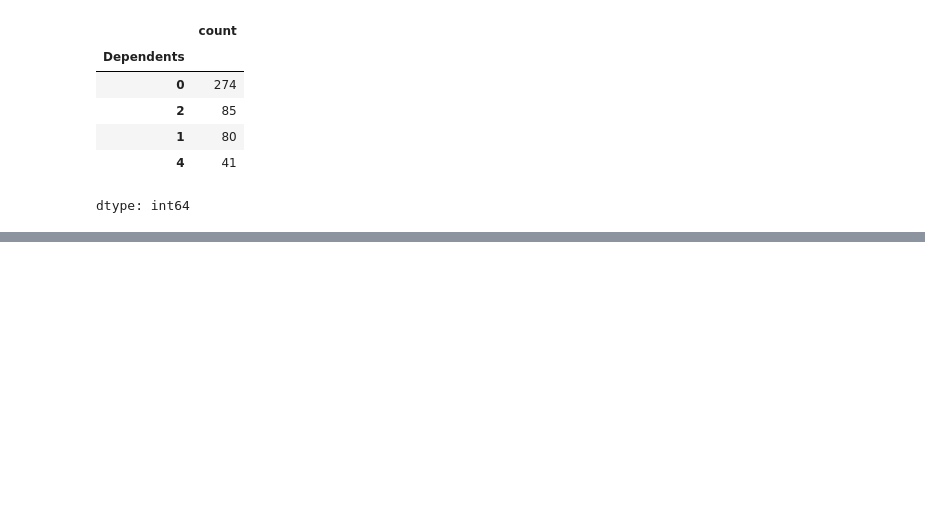
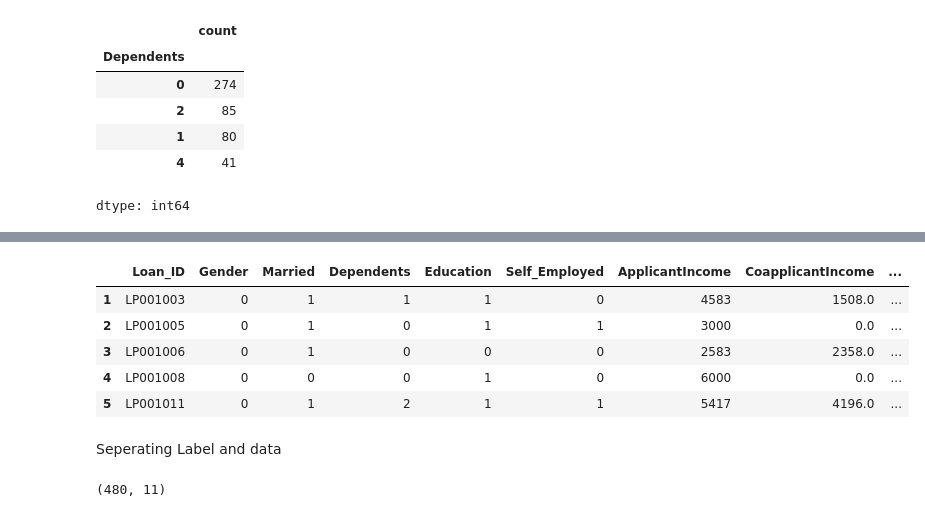
Before and after one commit to prathik-codoc/Machine-Learning-Projects, a Jupyter notebook: 5. Loan_Status_Prediction/Loan_Status_Prediction.ipynb, the cells around one changed output, grey strips where cells are left out. Drawn from its saved outputs; the diff is of its cells as text; code cells hidden in the pictures; blank space fills up the shorter version.

```diff
--- a/5. Loan_Status_Prediction/Loan_Status_Prediction.ipynb
+++ b/5. Loan_Status_Prediction/Loan_Status_Prediction.ipynb
@@ -128,0 +143,15 @@ dtype: int64
+# %%
+# Convert categorical columns to numerical values
+loan_dataset.replace({'Married':{'No':0,'Yes':1},'Gender':{'Male':0,'Female':1},'Self_Employed':{'No':0,'Yes':1},
+                      'Property_Area':{'Rural':0,'Semiurban':1,'Urban':2},'Education':{'Graduate':1,'Not Graduate':0}},inplace=True)
+# %%
+loan_dataset.head()
+# %% [output]
+|  | Loan_ID | Gender | Married | Dependents | Education | Self_Employed | ApplicantIncome | CoapplicantIncome | ... |
+| 1 | LP001003 | 0 | 1 | 1 | 1 | 0 | 4583 | 1508.0 | ... |
+| 2 | LP001005 | 0 | 1 | 0 | 1 | 1 | 3000 | 0.0 | ... |
+| 3 | LP001006 | 0 | 1 | 0 | 0 | 0 | 2583 | 2358.0 | ... |
+| 4 | LP001008 | 0 | 0 | 0 | 1 | 0 | 6000 | 0.0 | ... |
+| 5 | LP001011 | 0 | 1 | 2 | 1 | 1 | 5417 | 4196.0 | ... |
+# %% [markdown]
+Seperating Label and data
@@ -128,0 +162,4 @@ dtype: int64
+# %%
+X.shape
+# %% [output]
+(480, 11)
```
Also changed, not shown: parts of 23 cells of this notebook.
